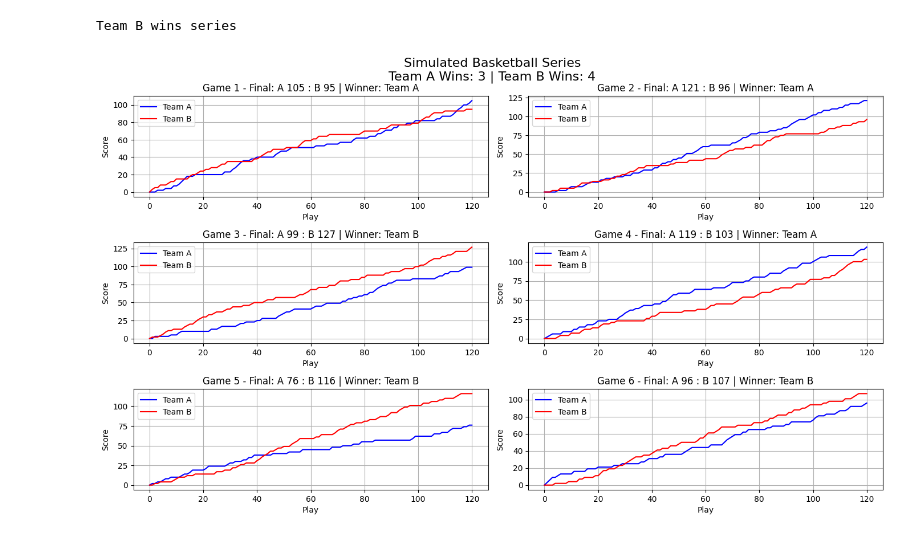
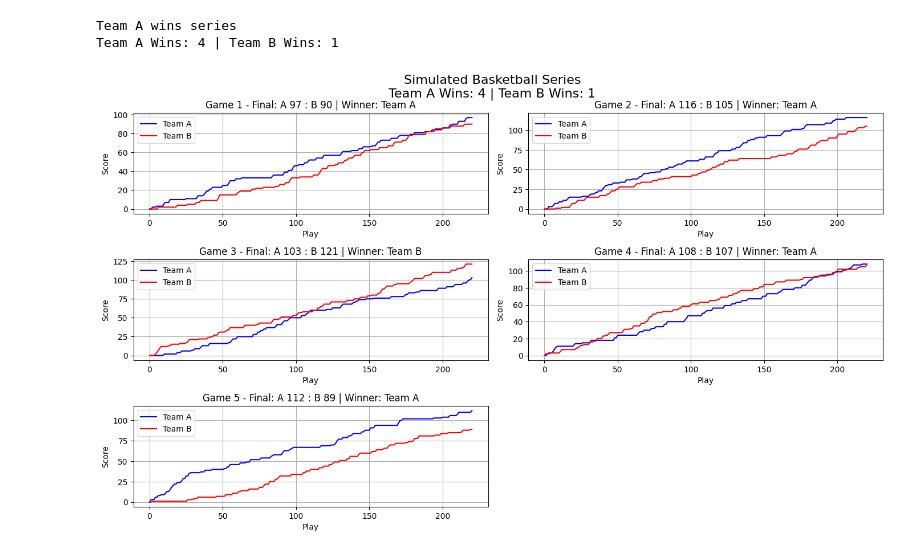
Before and after one commit to jchen-0808/AM115finalproject, a Jupyter notebook: main.ipynb, the cells around one changed output. Cells and saved outputs as stored; diff of their text form; code cells hidden in the pictures.

```diff
--- a/main.ipynb
+++ b/main.ipynb
@@ -52,7 +70,7 @@ plt.show()
 # %%
 def simulate_basketball_game(num_plays,
-                             prob_team_a_2=0.4, prob_team_a_3=0.15,
-                             prob_team_b_2=0.35, prob_team_b_3=0.2):
+                             prob_team_a_2, prob_team_a_3, prob_team_a_1,
+                             prob_team_b_2, prob_team_b_3, prob_team_b_1):
     """Simulates a basketball game tracking actual scores and point types.
 
     Args:
@@ -65,16 +83,13 @@ def simulate_basketball_game(num_plays,
     Returns:
         A list of tuples (team_a_score, team_b_score) after each play.
     """
-    # Check probability sums
-    prob_team_a_total = prob_team_a_2 + prob_team_a_3
-    prob_team_b_total = prob_team_b_2 + prob_team_b_3
+    prob_team_a_total = prob_team_a_2 + prob_team_a_3 + prob_team_a_1
+    prob_team_b_total = prob_team_b_2 + prob_team_b_3 + prob_team_b_1
 
-    if prob_team_a_total > 1.0 or prob_team_b_total > 1.0:
-        raise ValueError("Total scoring probability for a team cannot exceed 1.0")
 
     # The remaining probability is "no score"
-    prob_team_a = [1 - prob_team_a_total, prob_team_a_2, prob_team_a_3]
-    prob_team_b = [1 - prob_team_b_total, prob_team_b_2, prob_team_b_3]
+    prob_team_a = [1 - prob_team_a_total, prob_team_a_2, prob_team_a_3, prob_team_a_1]
+    prob_team_b = [1 - prob_team_b_total, prob_team_b_2, prob_team_b_3, prob_team_b_1]
 
     team_a_score = 0
     team_b_score = 0
@@ -85,10 +100,10 @@ def simulate_basketball_game(num_plays,
         scoring_team = random.choice(['A', 'B'])
 
         if scoring_team == 'A':
-            points = random.choices([0, 2, 3], weights=prob_team_a)[0]
+            points = random.choices([0, 2, 3, 1], weights=prob_team_a)[0]
             team_a_score += points
         else:
-            points = random.choices([0, 2, 3], weights=prob_team_b)[0]
+            points = random.choices([0, 2, 3, 1], weights=prob_team_b)[0]
             team_b_score += points
 
         score_history.append((team_a_score, team_b_score))
@@ -126,12 +112,18 @@ The final score is:
 # %%
+# Game parameters
+num_steps = 220
+num_games = 7
 
-# Game parameters
-num_steps = 120
-num_games = 7
-prob_team_a_2 = 0.5
-prob_team_a_3 = 0.25
-prob_team_b_2 = 0.5
-prob_team_b_3 = 0.25
+
+#Warriors
+prob_team_a_2=0.25
+prob_team_a_3=0.11
+prob_team_a_1=0.1
+
+#Rockets
+prob_team_b_2=0.26
+prob_team_b_3=0.08
+prob_team_b_1=0.13
 
 team_a_wins = 0
 team_b_wins = 0
@@ -139,44 +131,53 @@ team_b_wins = 0
 plt.figure(figsize=(14, 10))
 
 for i in range(num_games):
-    walk_data = simulate_basketball_game(num_steps, prob_team_a_2, prob_team_a_3,
-                                         prob_team_b_2, prob_team_b_3)
+    walk_data = simulate_basketball_game(num_steps, prob_team_a_2, prob_team_a_3, prob_team_a_1,
+                                        prob_team_b_2, prob_team_b_3, prob_team_b_1)
 
     team_a_scores = [score[0] for score in walk_data]
     team_b_scores = [score[1] for score in walk_data]
 
     final_a = team_a_scores[-1]
     final_b = team_b_scores[-1]
 
     winner = "A" if final_a > final_b else "B" if final_b > final_a else "Tie"
 
     if winner == "A":
         team_a_wins += 1
     elif winner == "B":
         team_b_wins += 1
+    elif winner == "Tie":
+        if random.random() >= 0.5:
+            team_a_wins += 1
+        else:
+            team_b_wins += 1
 
-    if team_a_wins >= 4:
-        print("Team A wins series")
-        break
-    elif team_b_wins >= 4:
-        print("Team B wins series")
-        break
 
     # Plot each game
     plt.subplot(4, 2, i + 1)
     plt.plot(team_a_scores, label="Team A", color='blue')
     plt.plot(team_b_scores, label="Team B", color='red')
     plt.title(f"Game {i + 1} - Final: A {final_a} : B {final_b} | Winner: Team {winner}")
     plt.xlabel("Play")
     plt.ylabel("Score")
     plt.legend()
     plt.grid(True)
 
+    if team_a_wins == 4:
+        print("Team A wins series")
+        print(f"Team A Wins: {team_a_wins} | Team B Wins: {team_b_wins}")
+        break
+    elif team_b_wins == 4:
+        print("Team B wins series")
+        print(f"Team A Wins: {team_a_wins} | Team B Wins: {team_b_wins}")
+        break
+
 # Add series summary title
 plt.tight_layout()
 plt.suptitle(f"Simulated Basketball Series\nTeam A Wins: {team_a_wins} | Team B Wins: {team_b_wins}",
-             fontsize=16, y=1.03)
+            fontsize=16, y=1.03)
 plt.show()
 # %% [output]
-Team B wins series
+Team A wins series
+Team A Wins: 4 | Team B Wins: 1
-[figure, old version]
+[figure, new version]
```
Also changed, not shown: parts of 5 cells of this notebook.
